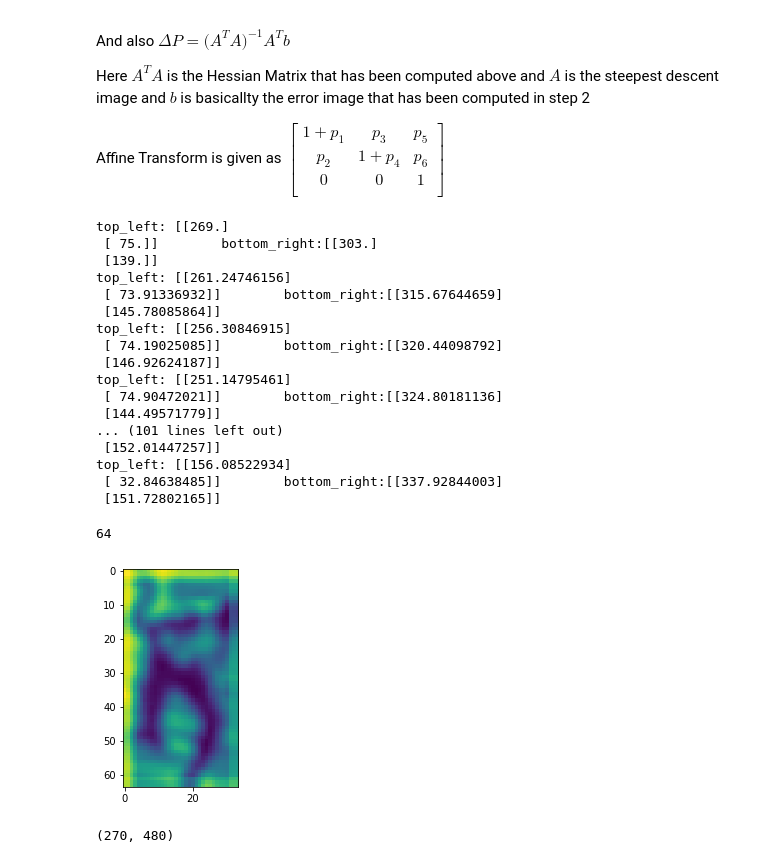
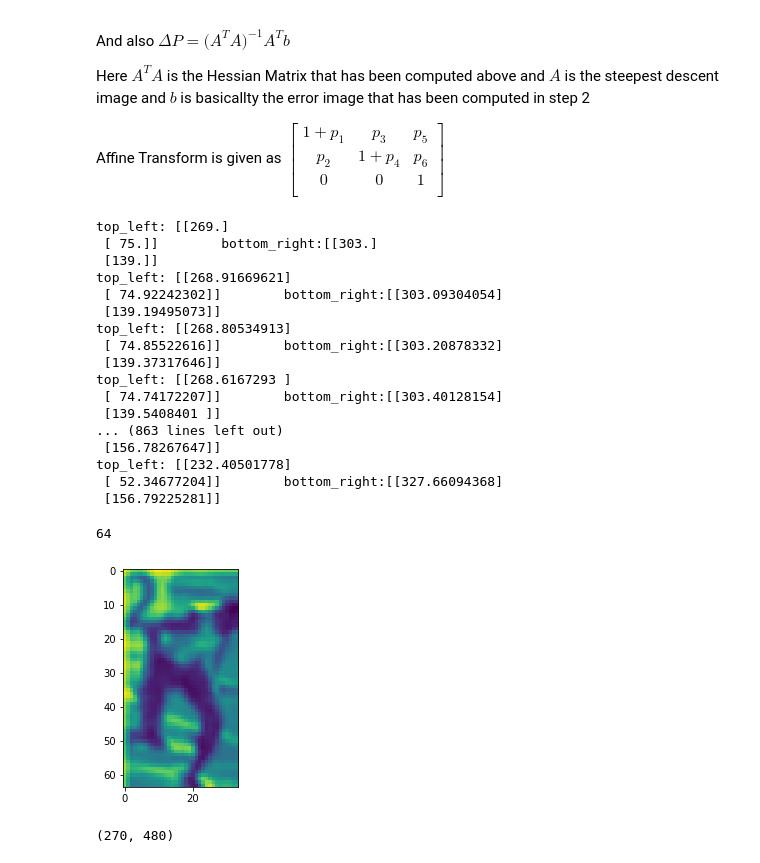
Before and after one commit to arp95/lucas_kanade_tracker, a Jupyter notebook: notebooks/lucas_kanade_initial.ipynb, the cells around one changed output. Saved outputs shown, nothing was run; the diff lists cells and outputs as text; code cells hidden in the pictures.

```diff
--- a/notebooks/lucas_kanade_initial.ipynb
+++ b/notebooks/lucas_kanade_initial.ipynb
@@ -236,7 +235,7 @@ def LucasKanadeAffine(image,template,rect,p,threshold, iterations):
     return p, updated_top_left_coordinates, updated_bottom_right_coordinates
 # %%
 rect_car = np.array([70,51,107+70,87+51])
-rect_bolt = np.array([269,75,34+269,64+75])
+rect_bolt = np.array([269,75,303,139])
 rect_baby = np.array([160,83,56+160,65+83])
 
 # Create and test the video sequence for the Bolt dataset
@@ -250,7 +249,7 @@ grayscale_template = get_grayscale_image(template)
 # List to append the frame sequences
 vid_seq = []
 
-p = np.array([[0., 0, 0, 0, 0, 0]]).T
+p = np.array([[0, 0, 0, 0, 0, 0]]).T
 
 # Iterate through all the images with .jpg extension
 for file in files:
@@ -262,10 +261,10 @@ for file in files:
     grayscale_image = get_grayscale_image(image_copy)
 
     # Run the Lucas Kanade Algorithm
-    p, top_left_coordinates, bottom_right_coordinates = LucasKanadeAffine(grayscale_image,grayscale_template,rect_bolt, p,threshold = 0.001, iterations = 225)
+    p, top_left_coordinates, bottom_right_coordinates = LucasKanadeAffine(grayscale_image,grayscale_template,rect_bolt, p,threshold = 0.001, iterations = 35)
 
     # Create a bounding box
-    image = cv2.rectangle(image,(int(top_left_coordinates[0][0]),int(top_left_coordinates[1][0])), (int(bottom_right_coordinates[0][0]), int(bottom_right_coordinates[1][0])), (0, 0, 255), 2)
+    image = cv2.rectangle(image,(int(top_left_coordinates[0][0]),int(top_left_coordinates[1][0])), (int(bottom_right_coordinates[0][0]), int(bottom_right_coordinates[1][0])), (0, 0, 255), 1)
 
     vid_seq.append(image)
 
@@ -282,43 +281,43 @@ out.release()
 top_left: [[269.]
  [ 75.]]        bottom_right:[[303.]
  [139.]]
-top_left: [[261.24746156]
- [ 73.91336932]]        bottom_right:[[315.67644659]
- [145.78085864]]
-top_left: [[256.30846915]
- [ 74.19025085]]        bottom_right:[[320.44098792]
- [146.92624187]]
-top_left: [[251.14795461]
- [ 74.90472021]]        bottom_right:[[324.80181136]
- [144.49571779]]
-... (101 lines left out)
- [152.01447257]]
-top_left: [[156.08522934]
- [ 32.84638485]]        bottom_right:[[337.92844003]
- [151.72802165]]
+top_left: [[268.91669621]
+ [ 74.92242302]]        bottom_right:[[303.09304054]
+ [139.19495073]]
+top_left: [[268.80534913]
+ [ 74.85522616]]        bottom_right:[[303.20878332]
+ [139.37317646]]
+top_left: [[268.6167293 ]
+ [ 74.74172207]]        bottom_right:[[303.40128154]
+ [139.5408401 ]]
+... (863 lines left out)
+ [156.78267647]]
+top_left: [[232.40501778]
+ [ 52.34677204]]        bottom_right:[[327.66094368]
+ [156.79225281]]
 # %%
 frame1 = cv2.imread('C:\\Users\\shant\\lucas_kanade_tracker\\data\\Bolt2\\img\\0001.jpg',0)
 frame2 = cv2.imread('C:\\Users\\shant\\lucas_kanade_tracker\\data\\Car4\\img\\0001.jpg',0)
 frame3 = cv2.imread('C:\\Users\\shant\\lucas_kanade_tracker\\data\\DragonBaby\\img\\0001.jpg',0)
 
 rect_car = [70,51,107+70,87+51]
 rect_bolt = np.array([269,75,34+269,64+75])
 rect_baby = np.array([160,83,56+160,65+83])
 
 frame1_copy = frame1.copy()
-frame1_copy = cv2.rectangle(frame1_copy,(rect_bolt[0],rect_bolt[1]),(rect_bolt[2],rect_bolt[3]),color = (255,0,0),thickness = 2)
+frame1_copy = cv2.rectangle(frame1_copy,(rect_bolt[0],rect_bolt[1]),(rect_bolt[2],rect_bolt[3]),color = (255,0,0),thickness = 1)
 template = frame1_copy[rect_bolt[1]:rect_bolt[3],rect_bolt[0]:rect_bolt[2]]
-template = cv2.GaussianBlur(template, (5, 5), 5)
+template = cv2.GaussianBlur(template, (3, 3),0)
 cv2.imshow('frame 2', frame1_copy)
 plt.imshow(template)
 frame1.shape
 cv2.waitKey(0)
 cv2.destroyAllWindows()
 cv2.waitKey(1)
 template.shape[0]
 # %% [output]
 64
-[figure, old version]
+[figure, new version]
 # %%
 frame1 = cv2.imread('C:\\Users\\shant\\lucas_kanade_tracker\\data\\Bolt2\\img\\0001.jpg',0)
 frame1.shape
```
Also changed, not shown: parts of 3 cells of this notebook, 1 other file.
